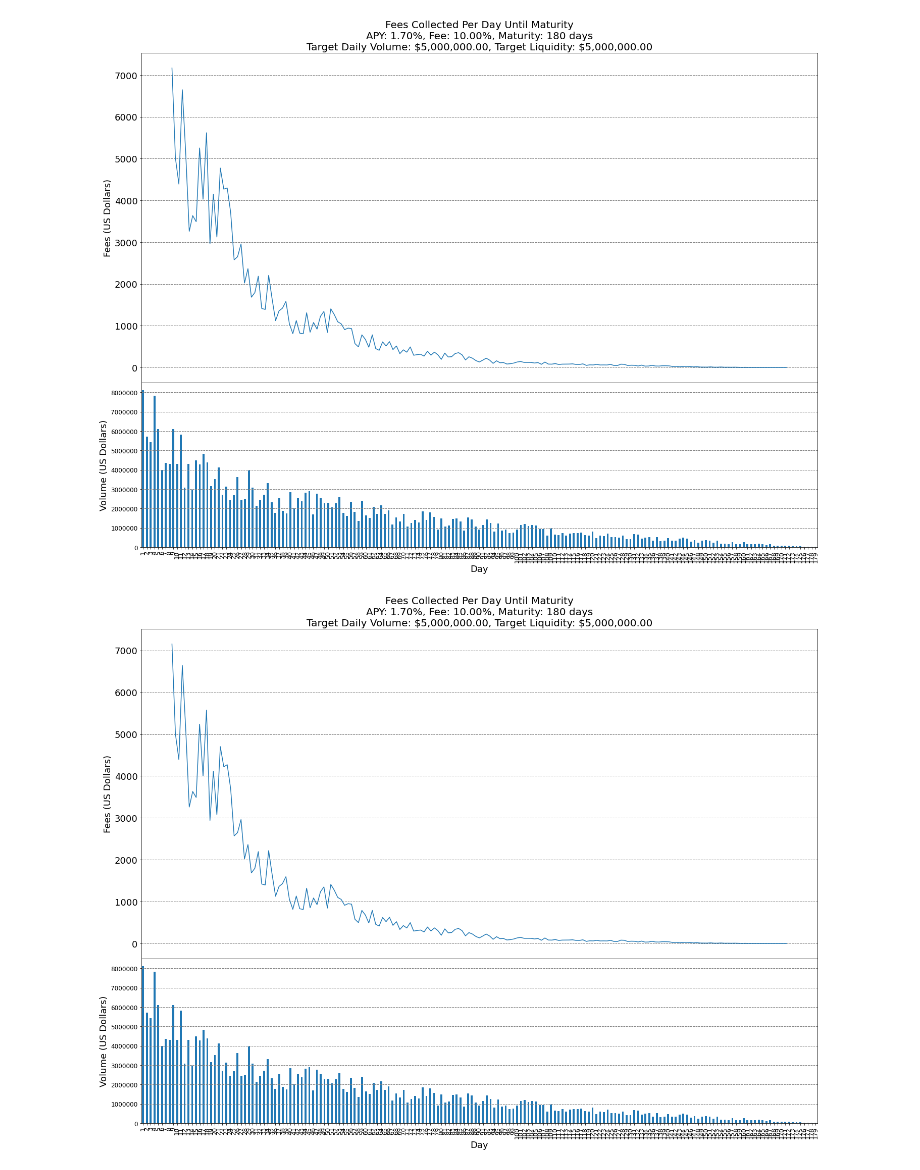
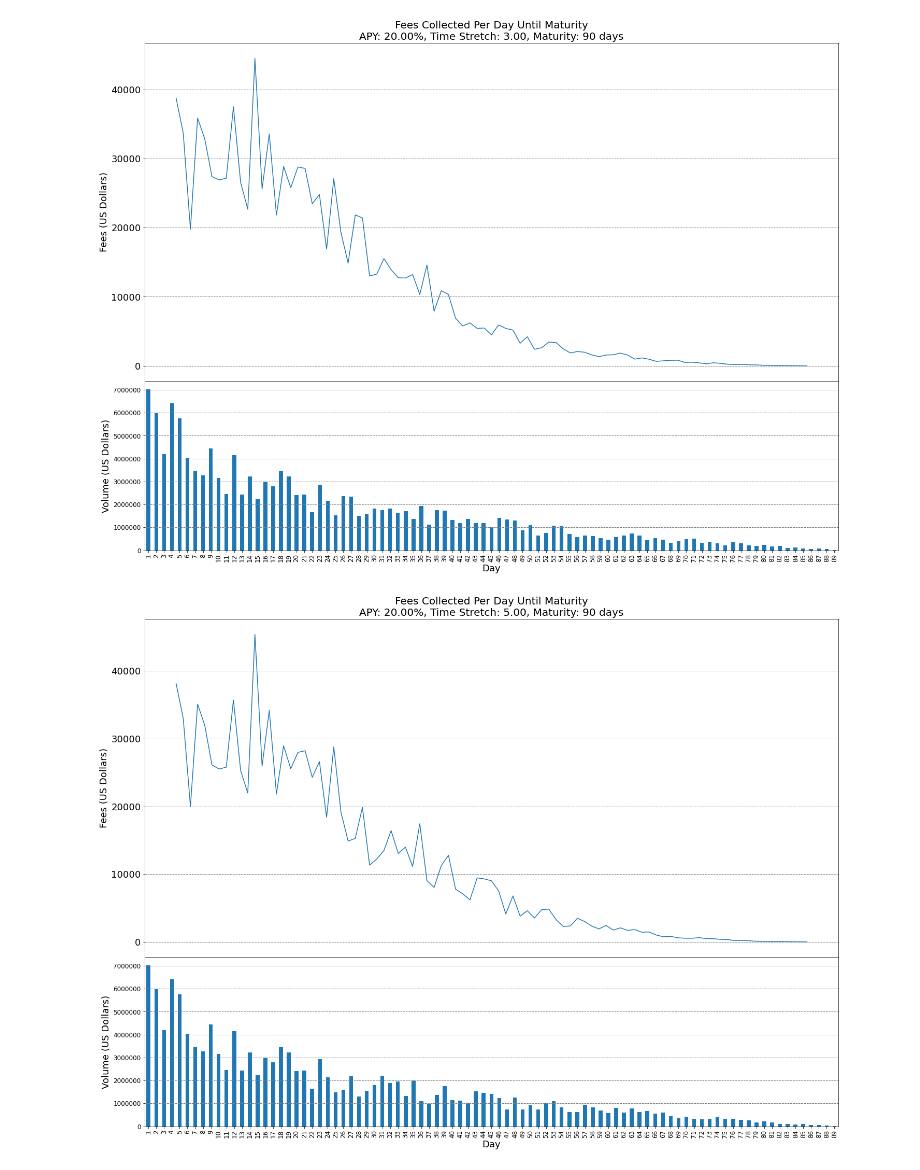
Before and after one commit to delvtech/agent0, a Jupyter notebook: fyt-fee-analysis.ipynb, the cells around one changed output. Saved outputs shown, nothing was run; the diff lists cells and outputs as text; code cells hidden in the pictures.

```diff
--- a/fyt-fee-analysis.ipynb
+++ b/fyt-fee-analysis.ipynb
@@ -217,33 +184,33 @@ import matplotlib.gridspec as gridspec
 
 dfs=[]
 for (yba,g,target_liquidity,target_daily_volume) in run_matrix:
   dfs.append(df[ (df['init.market_price']==yba["market_price"]) & (df['init.time_stretch']==yba["time_stretch"]) & (df['init.apy']==yba["apy"]) & (df['init.percent_fee']==g) & (df['init.days_until_maturity']==yba["days_until_maturity"]) & (df['init.target_liquidity']==target_liquidity) & (df['init.target_daily_volume']==target_daily_volume)].reset_index())
 
 for _df in dfs:
     fig, ax = plt.subplots(ncols=1, nrows=2,gridspec_kw = {'wspace':0, 'hspace':0, 'height_ratios':[2,1]})
     df_fees_volume = _df.groupby(['input.day']).agg({'output.trade_volume':['sum']\
                                    ,'output.fee':['mean','std','min','max','sum']\
                                   })
     df_fees_volume.columns = ['_'.join(col).strip() for col in df_fees_volume.columns.values]
     df_fees_volume = df_fees_volume.reset_index()
     ax[0] = df_fees_volume.plot(x="input.day", y="output.fee_sum",figsize=(24,18),ax=ax[0]);
     ax[0].set_xlabel("")
     ax[0].set_ylabel("Fees (US Dollars)",fontsize=18)
     ax[0].tick_params(axis = "both", labelsize=18)
     ax[0].grid(b=True,linestyle='--', linewidth='1', color='grey',which='both',axis='y')
     ax[0].xaxis.set_ticklabels([])
-    title = "Fees Collected Per Day Until Maturity\nAPY: {:.2f}%, Fee: {:.2f}%, Maturity: {:} days\nTarget Daily Volume: \${:,.2f}, Target Liquidity: \${:,.2f}".format(_df['init.apy'][0],_df['init.percent_fee'][0]*100,_df['init.days_until_maturity'][0],_df['init.target_daily_volume'][0],_df['init.target_liquidity'][0])
+    title = "Fees Collected Per Day Until Maturity\nAPY: {:.2f}%, Time Stretch: {:.2f}, Maturity: {:} days".format(_df['init.apy'][0],_df['init.time_stretch'][0],_df['init.days_until_maturity'][0])
     ax[0].set_title(title,fontsize=20)
     ax[0].legend().set_visible(False)
 
     ax[1] = df_fees_volume.plot(kind='bar',x="input.day", y="output.trade_volume_sum",ax=ax[1]);
     ax[1].set_xlabel("Day",fontsize=18)
     ax[1].set_ylabel("Volume (US Dollars)",fontsize=18)
     ax[1].tick_params(axis = "both", labelsize=12)
     ax[1].grid(b=True,linestyle='--', linewidth='1', color='grey',which='both',axis='y')
     ax[1].legend().set_visible(False)
     ax[1].ticklabel_format(style='plain',axis='y')
     fig.subplots_adjust(wspace=None, hspace=None)
 # %% [output]
-[figure, old version]
+[figure, new version]
-[figure, old version]
+[figure, new version]
```
Also changed, not shown: parts of 8 cells of this notebook, 1 other file.
